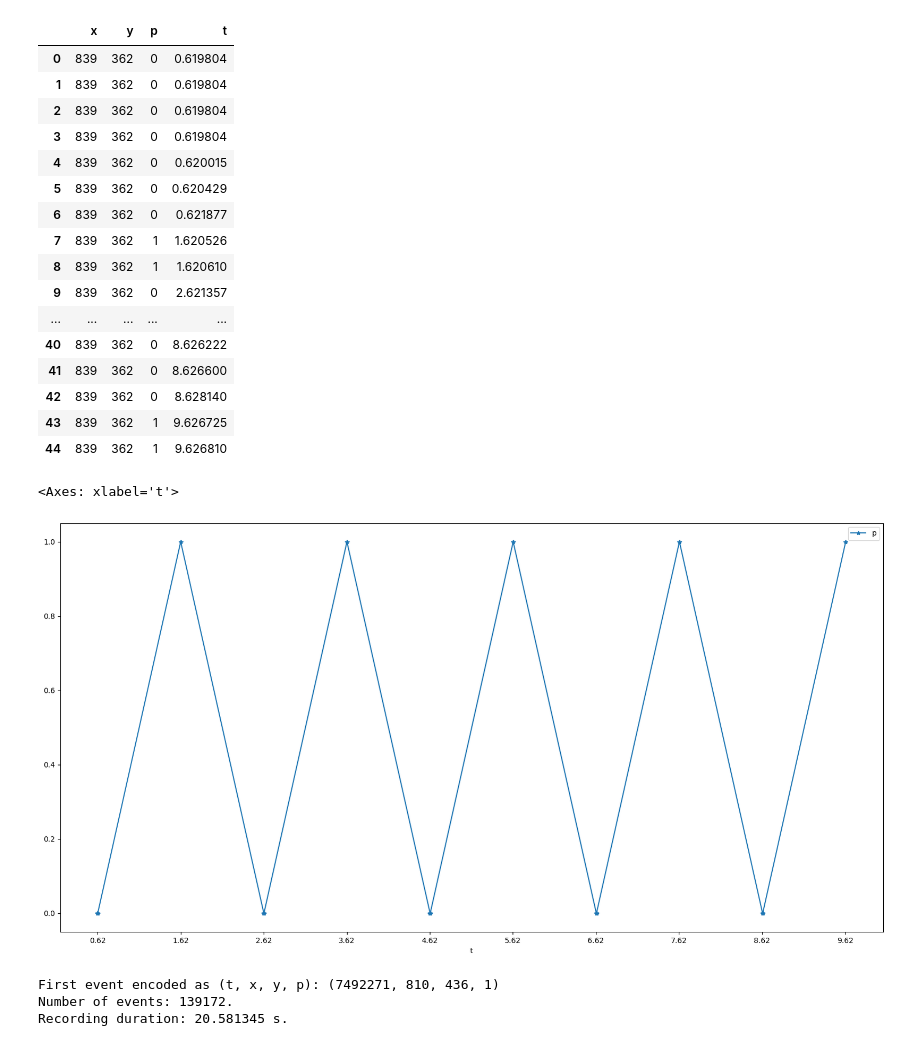
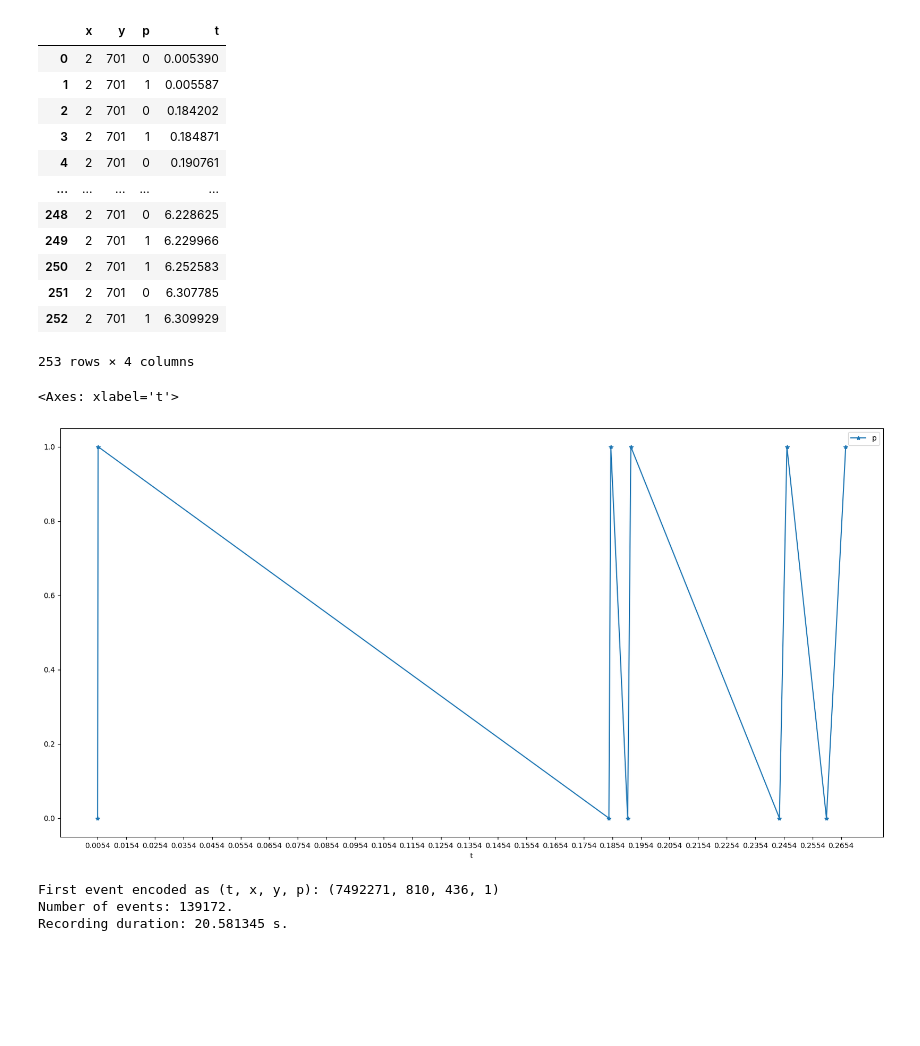
Before and after one commit to abbaasalif/evk_samples, a Jupyter notebook: analyze_csv/event_drill_down.ipynb, the cells around one changed output. Saved outputs shown, nothing was run; the diff lists cells and outputs as text; code cells hidden in the pictures; blank space fills up the shorter version.

```diff
--- a/analyze_csv/event_drill_down.ipynb
+++ b/analyze_csv/event_drill_down.ipynb
@@ -4,7 +4,7 @@ import numpy as np
 from expelliarmus import Wizard
 from pathlib import Path
 # %%
-df1 = pd.read_csv('../csv_data/direct1secbiasroi.csv', header=None, names=['x','y','p','t'])
+df1 = pd.read_csv('../csv_data/backscatter_10ms.csv', header=None, names=['x','y','p','t'])
 # %%
 df1['t'] = df1['t'] - df1['t'].min() # start time at 0
 #convert to seconds
@@ -35,27 +35,23 @@ df_pixel.reset_index(inplace=True, drop=True)
 df_pixel
 # %% [output]
 |  | x | y | p | t |
-| 0 | 839 | 362 | 0 | 0.619804 |
-| 1 | 839 | 362 | 0 | 0.619804 |
-| 2 | 839 | 362 | 0 | 0.619804 |
-| 3 | 839 | 362 | 0 | 0.619804 |
-| 4 | 839 | 362 | 0 | 0.620015 |
-| 5 | 839 | 362 | 0 | 0.620429 |
-| 6 | 839 | 362 | 0 | 0.621877 |
-| 7 | 839 | 362 | 1 | 1.620526 |
-| 8 | 839 | 362 | 1 | 1.620610 |
-| 9 | 839 | 362 | 0 | 2.621357 |
+| 0 | 2 | 701 | 0 | 0.005390 |
+| 1 | 2 | 701 | 1 | 0.005587 |
+| 2 | 2 | 701 | 0 | 0.184202 |
+| 3 | 2 | 701 | 1 | 0.184871 |
+| 4 | 2 | 701 | 0 | 0.190761 |
 | ... | ... | ... | ... | ... |
-| 40 | 839 | 362 | 0 | 8.626222 |
-| 41 | 839 | 362 | 0 | 8.626600 |
-| 42 | 839 | 362 | 0 | 8.628140 |
-| 43 | 839 | 362 | 1 | 9.626725 |
-| 44 | 839 | 362 | 1 | 9.626810 |
+| 248 | 2 | 701 | 0 | 6.228625 |
+| 249 | 2 | 701 | 1 | 6.229966 |
+| 250 | 2 | 701 | 1 | 6.252583 |
+| 251 | 2 | 701 | 0 | 6.307785 |
+| 252 | 2 | 701 | 1 | 6.309929 |
+253 rows × 4 columns
 # %%
-df_pixel[0:1000].plot(x='t', y='p', kind='line', marker='*', xticks=np.arange(df_pixel['t'].min(), df_pixel['t'].max(), 1),figsize=(20,10))
+df_pixel[0:10].plot(x='t', y='p', kind='line', marker='*', xticks=np.arange(df_pixel[0:10]['t'].min(), df_pixel[0:10]['t'].max(), 0.01),figsize=(20,10))
 # %% [output]
 <Axes: xlabel='t'>
-[figure, old version]
+[figure, new version]
 # %%
 
 # wiz = Wizard(encoding='evt3', time_window=1000000)
```
Also changed, not shown: parts of 1 cell of this notebook, 55 other files.
